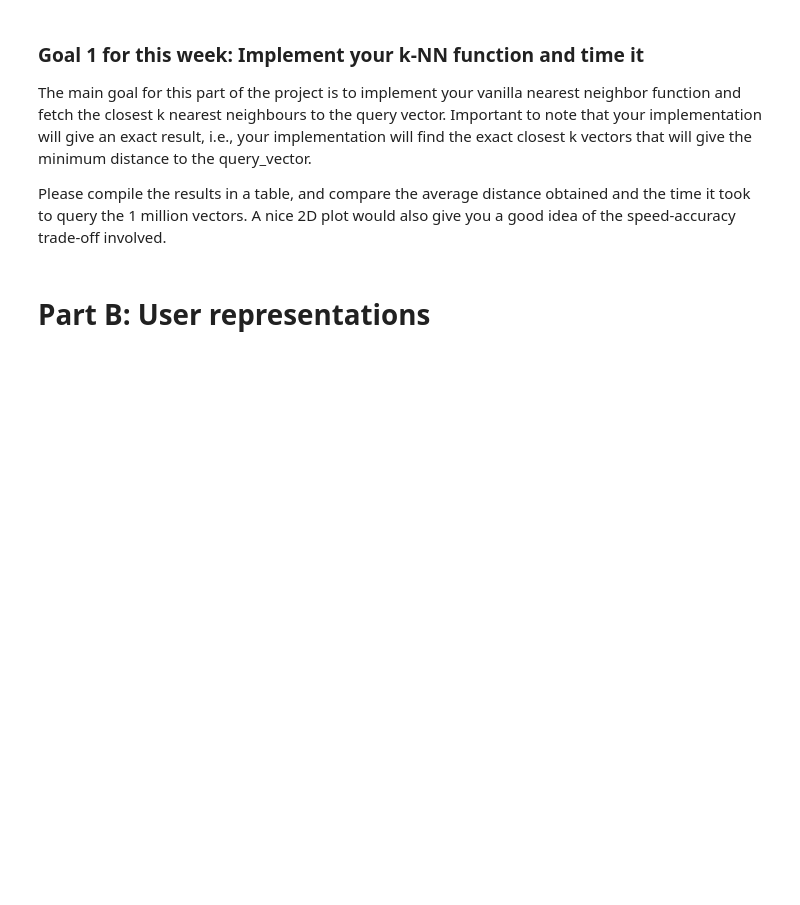
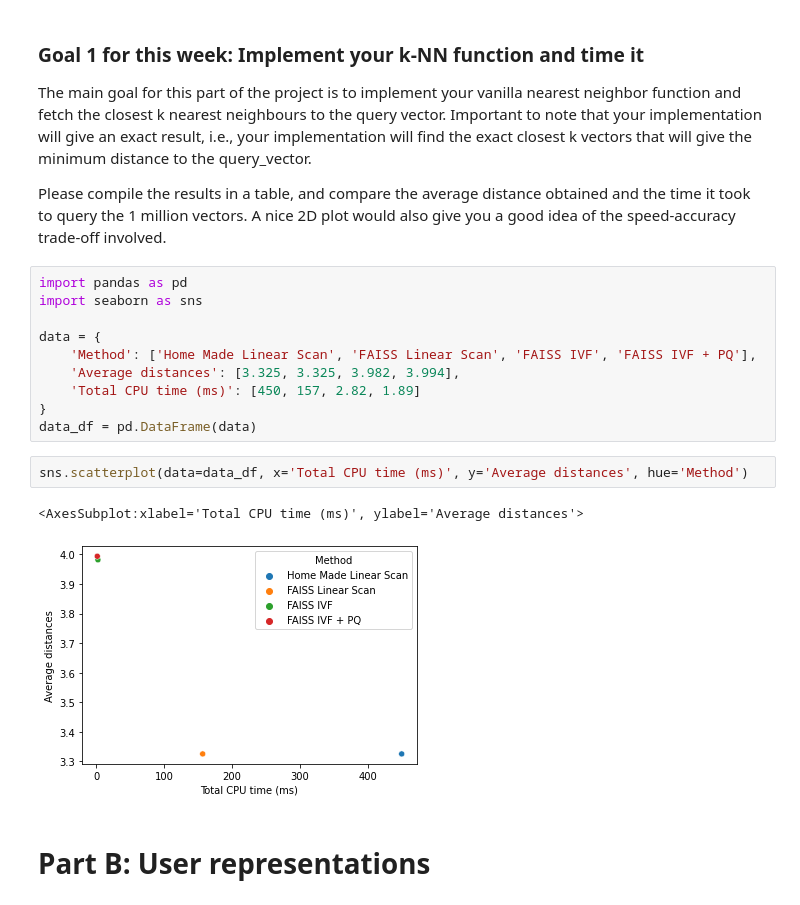
Before and after one commit to biarne-a/co-rise-recommendation, a Jupyter notebook: week3_ann_user_representations.ipynb, the cells around one changed output. Cells and saved outputs as stored; diff of their text form; blank space fills up the shorter version.

```diff
--- a/week3_ann_user_representations.ipynb
+++ b/week3_ann_user_representations.ipynb
@@ -172,6 +191,21 @@ Running all these, we observe that the product quantization based index is an or
 The main goal for this part of the project is to implement your vanilla nearest neighbor function and fetch the closest k nearest neighbours to the query vector. Important to note that your implementation will give an exact result, i.e., your implementation will find the exact closest k vectors that will give the minimum distance to the query_vector.
 
 Please compile the results in a table, and compare the average distance obtained and the time it took to query the 1 million vectors. A nice 2D plot would also give you a good idea of the speed-accuracy trade-off involved.
+# %%
+import pandas as pd
+import seaborn as sns
+
+data = {
+    'Method': ['Home Made Linear Scan', 'FAISS Linear Scan', 'FAISS IVF', 'FAISS IVF + PQ'],
+    'Average distances': [3.325, 3.325, 3.982, 3.994],
+    'Total CPU time (ms)': [450, 157, 2.82, 1.89]
+}
+data_df = pd.DataFrame(data)
+# %%
+sns.scatterplot(data=data_df, x='Total CPU time (ms)', y='Average distances', hue='Method')
+# %% [output]
+<AxesSubplot:xlabel='Total CPU time (ms)', ylabel='Average distances'>
+[figure, added]
 # %% [markdown]
 # Part B: User representations
 # %% [markdown]
```
Also changed, not shown: parts of 23 cells of this notebook.
